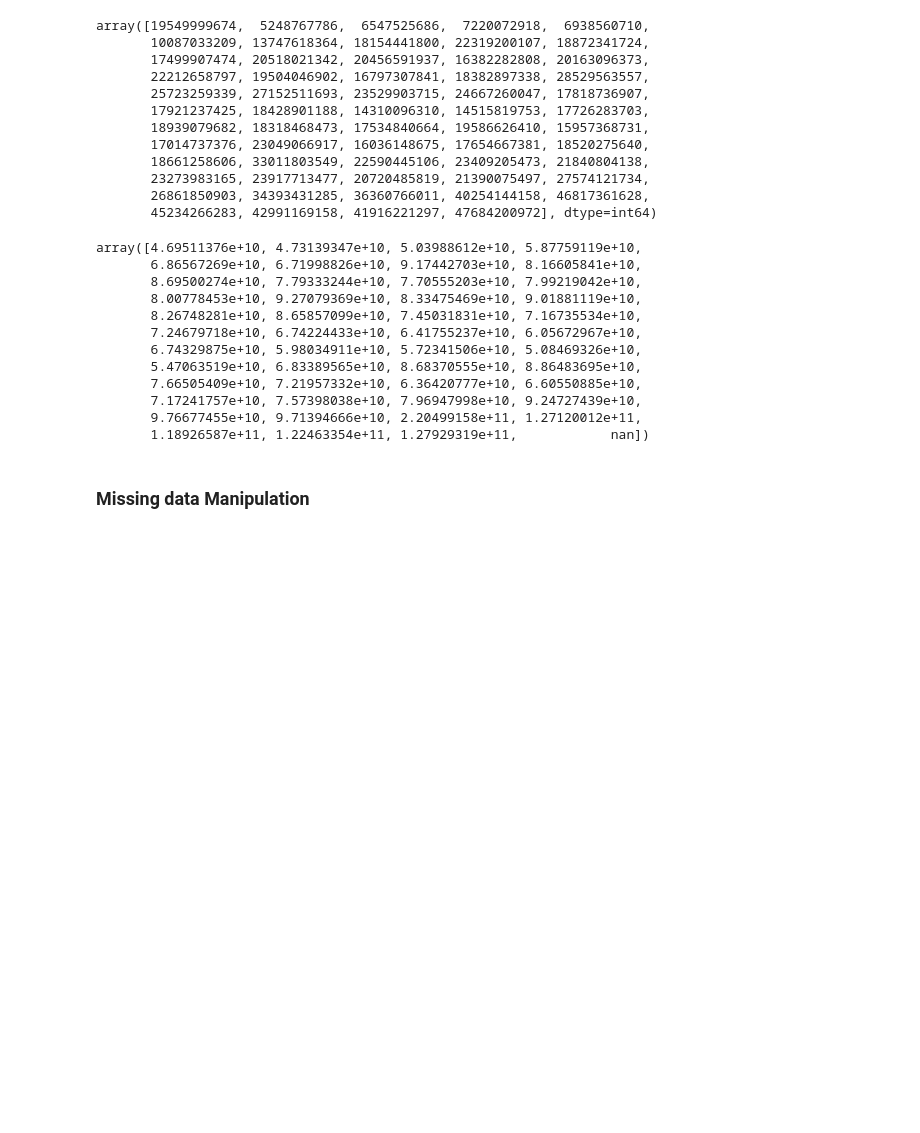
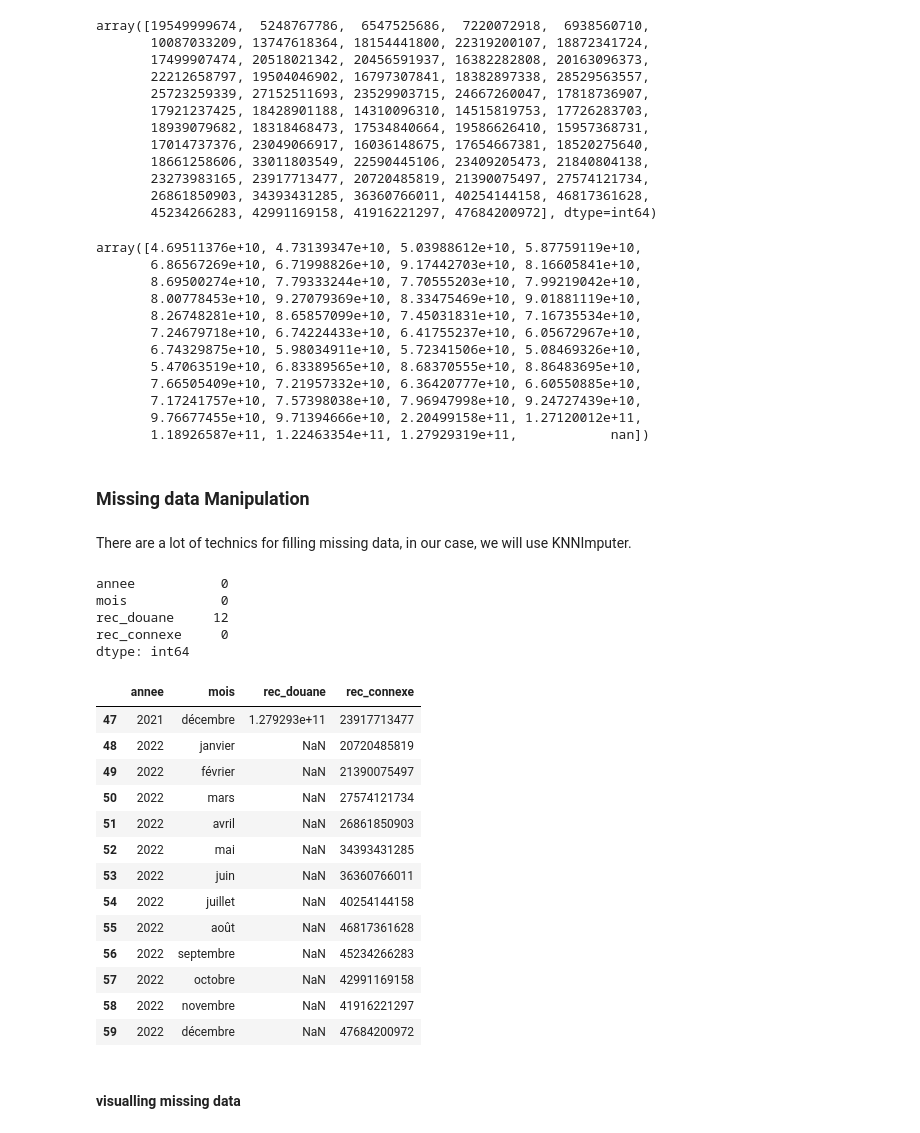
Before and after one commit to Pinto-Katende-Jonathan/SimpleDescriptiveStat, a Jupyter notebook: analyse.ipynb, the cells around one changed output. Saved outputs shown, nothing was run; the diff lists cells and outputs as text; code cells hidden in the pictures; blank space fills up the shorter version.

```diff
--- a/analyse.ipynb
+++ b/analyse.ipynb
@@ -239,3 +239,32 @@ array([4.69511376e+10, 4.73139347e+10, 5.03988612e+10, 5.87759119e+10,
        1.18926587e+11, 1.22463354e+11, 1.27929319e+11,            nan])
 # %% [markdown]
 ### Missing data Manipulation
+# %% [markdown]
+There are a lot of technics for filling missing data, in our case, we will use KNNImputer.
+# %%
+df_copy.isnull().sum()
+# %% [output]
+annee           0
+mois            0
+rec_douane     12
+rec_connexe     0
+dtype: int64
+# %%
+df_copy.tail(13)
+# %% [output]
+|  | annee | mois | rec_douane | rec_connexe |
+| 47 | 2021 | décembre | 1.279293e+11 | 23917713477 |
+| 48 | 2022 | janvier | NaN | 20720485819 |
+| 49 | 2022 | février | NaN | 21390075497 |
+| 50 | 2022 | mars | NaN | 27574121734 |
+| 51 | 2022 | avril | NaN | 26861850903 |
+| 52 | 2022 | mai | NaN | 34393431285 |
+| 53 | 2022 | juin | NaN | 36360766011 |
+| 54 | 2022 | juillet | NaN | 40254144158 |
+| 55 | 2022 | août | NaN | 46817361628 |
+| 56 | 2022 | septembre | NaN | 45234266283 |
+| 57 | 2022 | octobre | NaN | 42991169158 |
+| 58 | 2022 | novembre | NaN | 41916221297 |
+| 59 | 2022 | décembre | NaN | 47684200972 |
+# %% [markdown]
+#### visualling missing data
```
Also changed, not shown: parts of 4 cells of this notebook.
